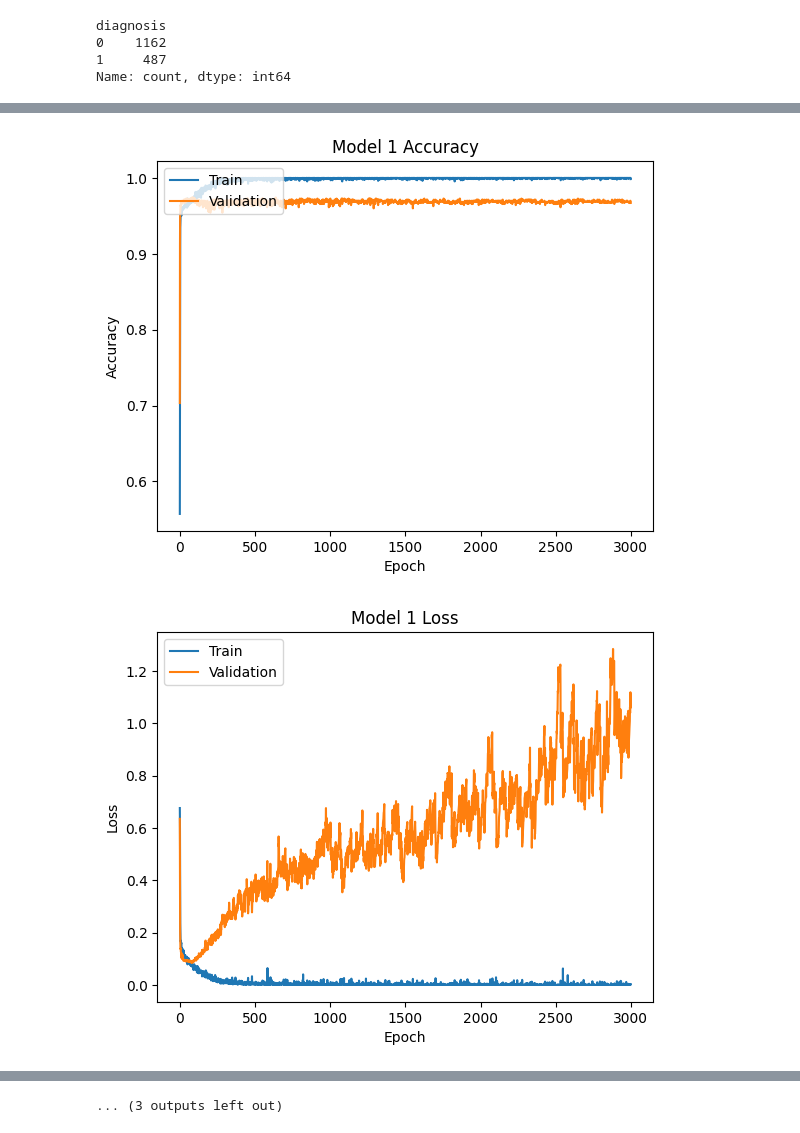
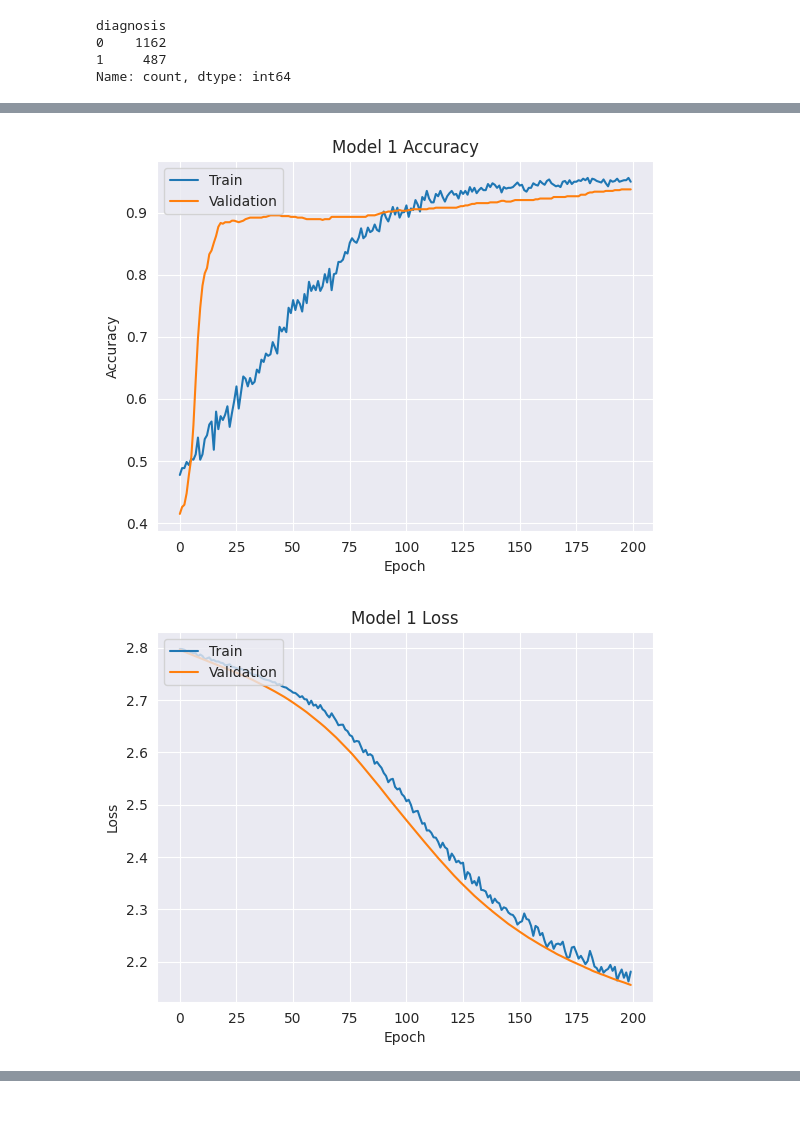
Before and after one commit to arsereg/PIA-02, a Jupyter notebook: model_generation.ipynb, the cells around one changed output, grey strips where cells are left out. Cells and saved outputs as stored; diff of their text form; code cells hidden in the pictures.

```diff
--- a/model_generation.ipynb
+++ b/model_generation.ipynb
@@ -121,6 +137,6 @@ Name: count, dtype: int64
 # %%
-X = df_upsampled.drop(columns=['diagnosis'])
-y = df_upsampled['diagnosis']
+X = df.drop(columns=['diagnosis'])
+y = df['diagnosis']
 
 X.head()
 # %% [output]
@@ -134,8 +148,0 @@ X.head()
-# %%
-from sklearn.impute import SimpleImputer
-import numpy as np
-X.replace([np.inf, -np.inf], np.nan, inplace=True)
-imputer = SimpleImputer(strategy='median')
-X = imputer.fit_transform(X)
-
-df.head()
@@ -150,7 +149,3 @@ df.head()
-# %%
-from sklearn.preprocessing import StandardScaler
-scaler = StandardScaler()
-X = scaler.fit_transform(X)
 # %%
 from sklearn.model_selection import train_test_split
 from imblearn.over_sampling import SMOTE
@@ -160,47 +153,56 @@ X_train_resampled, y_train_resampled = smote.fit_resample(X_train, y_train)
 # %%
 from sklearn.model_selection import StratifiedKFold
-skf = StratifiedKFold(n_splits=5, shuffle=True)
+skf = StratifiedKFold(n_splits=2, shuffle=True)
 # %%
-from keras import Sequential
+from keras import Sequential, Input
 from keras.api.layers import Dense, Dropout
 from sklearn.metrics import classification_report, accuracy_score, confusion_matrix
+from tensorflow.keras.regularizers import l1, l2
 
 
 accuracy_scores = []
 i = 0
-for train_index, test_index in skf.split(X_train_resampled, y_train_resampled):
-    X_train_fold, X_test_fold = X_train_resampled[train_index], X_train_resampled[test_index]
-    y_train_fold, y_test_fold = y_train_resampled[train_index], y_train_resampled[test_index]
+for train_index, test_index in skf.split(X_train, y_train):
+
+    X_train_fold, X_test_fold = X_train.iloc[train_index], X_train.iloc[test_index]
+    y_train_fold, y_test_fold = y_train.iloc[train_index], y_train.iloc[test_index]
+    l1_regulizer = l1(0.0001)
+    l2_regulizer = l2(0.0001)
+
     model = Sequential([
-        Dense(1024, activation='relu', input_shape=(X_train.shape[1],)),
+        Input(shape=(X_train.shape[1],)),
+        Dense(2048, activation='relu', kernel_regularizer=l1_regulizer),
         Dropout(0.5),
-        Dense(512, activation='relu'),
+        Dense(1024, activation='relu', kernel_regularizer=l2_regulizer),
         Dropout(0.4),
-        Dense(256, activation='relu'),
+        Dense(512, activation='relu', kernel_regularizer=l1_regulizer),
+        Dropout(0.4),
+        Dense(256, activation='relu', kernel_regularizer=l2_regulizer),
+        Dropout(0.4),
+        Dense(128, activation='relu', kernel_regularizer=l1_regulizer),
         Dropout(0.3),
-        Dense(128, activation='relu'),
-        Dropout(0.3),
-        Dense(64, activation='relu'),
+        Dense(64, activation='relu', kernel_regularizer=l2_regulizer),
         Dropout(0.2),
-        Dense(32, activation='relu'),
+        Dense(32, activation='relu', kernel_regularizer=l1_regulizer),
         Dropout(0.1),
         Dense(1, activation='sigmoid')
     ])
-    model.compile(optimizer=keras.api.optimizers.Adam(learning_rate=0.0001), loss='binary_crossentropy', metrics=['accuracy'])
+    model.compile(optimizer=keras.api.optimizers.Adam(learning_rate=0.000001), loss='binary_crossentropy', metrics=['accuracy'])
 
-    from keras.api.callbacks import ModelCheckpoint
+    from keras.api.callbacks import ModelCheckpoint, EarlyStopping
     checkpoint = ModelCheckpoint(f'model_{i}.keras', save_best_only=True)
+    early_stopping = EarlyStopping(patience=5, restore_best_weights=True)
 
     # Train the model
-    history = model.fit(X_train_fold, y_train_fold, epochs=3000, batch_size=16, verbose=0, callbacks=[checkpoint], validation_data=(X_test, y_test))
+    history = model.fit(X_train_fold, y_train_fold, epochs=200, batch_size=8, verbose=0, callbacks=[checkpoint, early_stopping], validation_data=(X_test_fold, y_test_fold))
 
     # Evaluate the model
-    y_pred = (model.predict(X_test) > 0.6).astype("int32")
-    accuracy = accuracy_score(y_test, y_pred)
+    y_pred = (model.predict(X_test_fold) > 0.6).astype("int32")
+    accuracy = accuracy_score(y_test_fold, y_pred)
     accuracy_scores.append(accuracy)
 
-    cm = confusion_matrix(y_test, y_pred)
-    cr = classification_report(y_test, y_pred)
+    cm = confusion_matrix(y_test_fold, y_pred)
+    cr = classification_report(y_test_fold, y_pred)
     print(f"Fold {i}")
     print("Confusion Matrix:\n", cm)
     print("\nClassification Report:\n", cr)
@@ -261,2 +263,2 @@ weighted avg       0.97      0.97      0.97       698
-[figure, old version]
+[figure, new version]
-[figure, old version]
+[figure, new version]
@@ -297,4 +265,3 @@ weighted avg       0.96      0.96      0.96       698
-... (3 outputs left out)
 # %%
 mean_accuracy = np.mean(accuracy_scores)
 std_accuracy = np.std(accuracy_scores)
```
Also changed, not shown: parts of 17 cells of this notebook, 16 other files.
